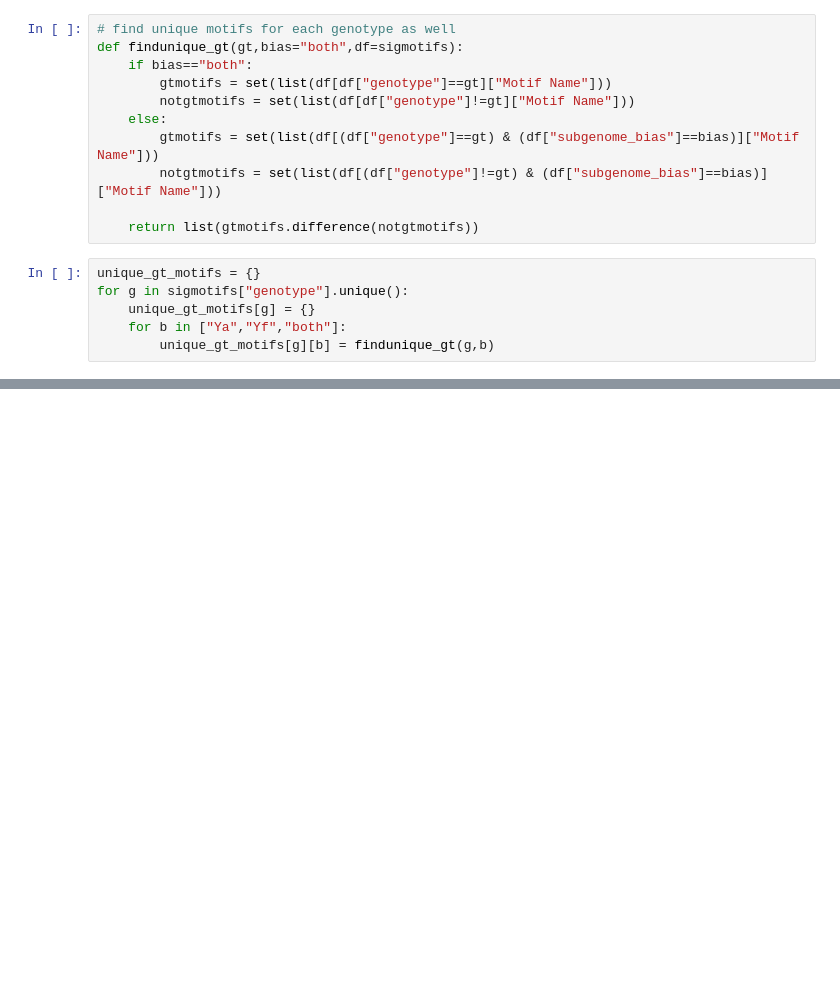
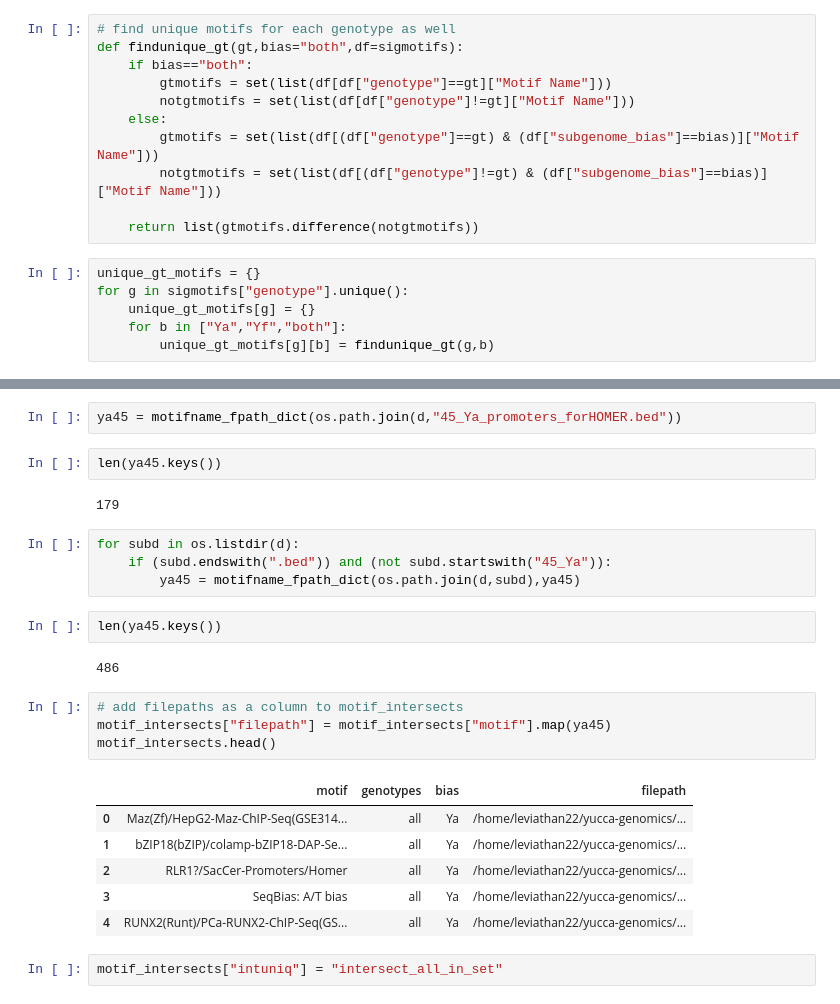
Before and after one commit to achpardo/yucca-genomics, a Jupyter notebook: differential_expression/homer_results_cisonlygenes.ipynb, the cells around one changed output, grey strips where cells are left out. Cells and saved outputs as stored; diff of their text form; blank space fills up the shorter version.

```diff
--- a/differential_expression/homer_results_cisonlygenes.ipynb
+++ b/differential_expression/homer_results_cisonlygenes.ipynb
@@ -270,0 +337,27 @@ for g in sigmotifs["genotype"].unique():
+# %%
+ya45 = motifname_fpath_dict(os.path.join(d,"45_Ya_promoters_forHOMER.bed"))
+# %%
+len(ya45.keys())
+# %% [output]
+179
+# %%
+for subd in os.listdir(d):
+    if (subd.endswith(".bed")) and (not subd.startswith("45_Ya")):
+        ya45 = motifname_fpath_dict(os.path.join(d,subd),ya45)
+# %%
+len(ya45.keys())
+# %% [output]
+486
+# %%
+# add filepaths as a column to motif_intersects
+motif_intersects["filepath"] = motif_intersects["motif"].map(ya45)
+motif_intersects.head()
+# %% [output]
+|  | motif | genotypes | bias | filepath |
+| 0 | Maz(Zf)/HepG2-Maz-ChIP-Seq(GSE314... | all | Ya | /home/leviathan22/yucca-genomics/... |
+| 1 | bZIP18(bZIP)/colamp-bZIP18-DAP-Se... | all | Ya | /home/leviathan22/yucca-genomics/... |
+| 2 | RLR1?/SacCer-Promoters/Homer | all | Ya | /home/leviathan22/yucca-genomics/... |
+| 3 | SeqBias: A/T bias | all | Ya | /home/leviathan22/yucca-genomics/... |
+| 4 | RUNX2(Runt)/PCa-RUNX2-ChIP-Seq(GS... | all | Ya | /home/leviathan22/yucca-genomics/... |
+# %%
+motif_intersects["intuniq"] = "intersect_all_in_set"
```
Also changed, not shown: parts of 20 cells of this notebook, 1 other file.
